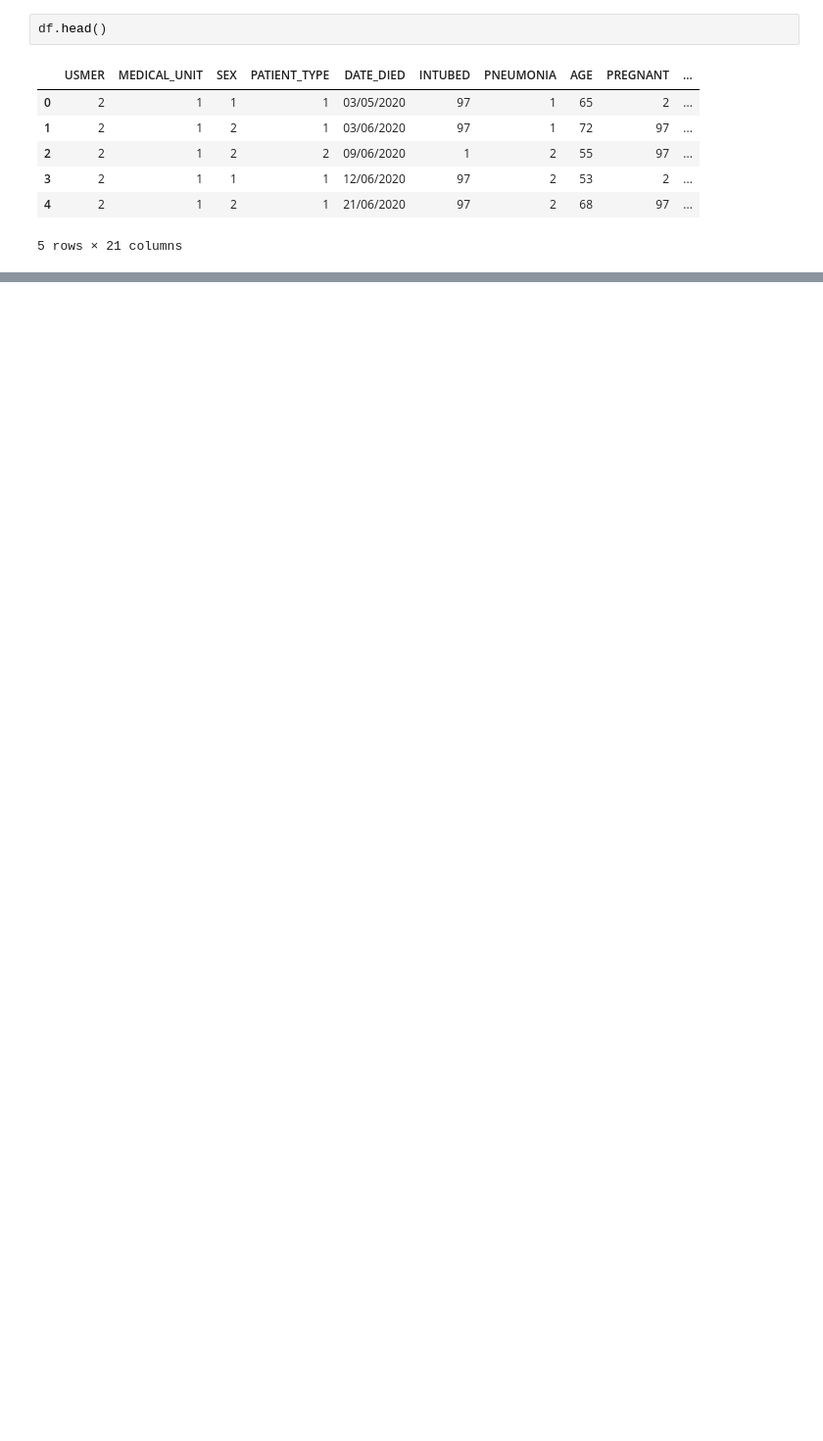
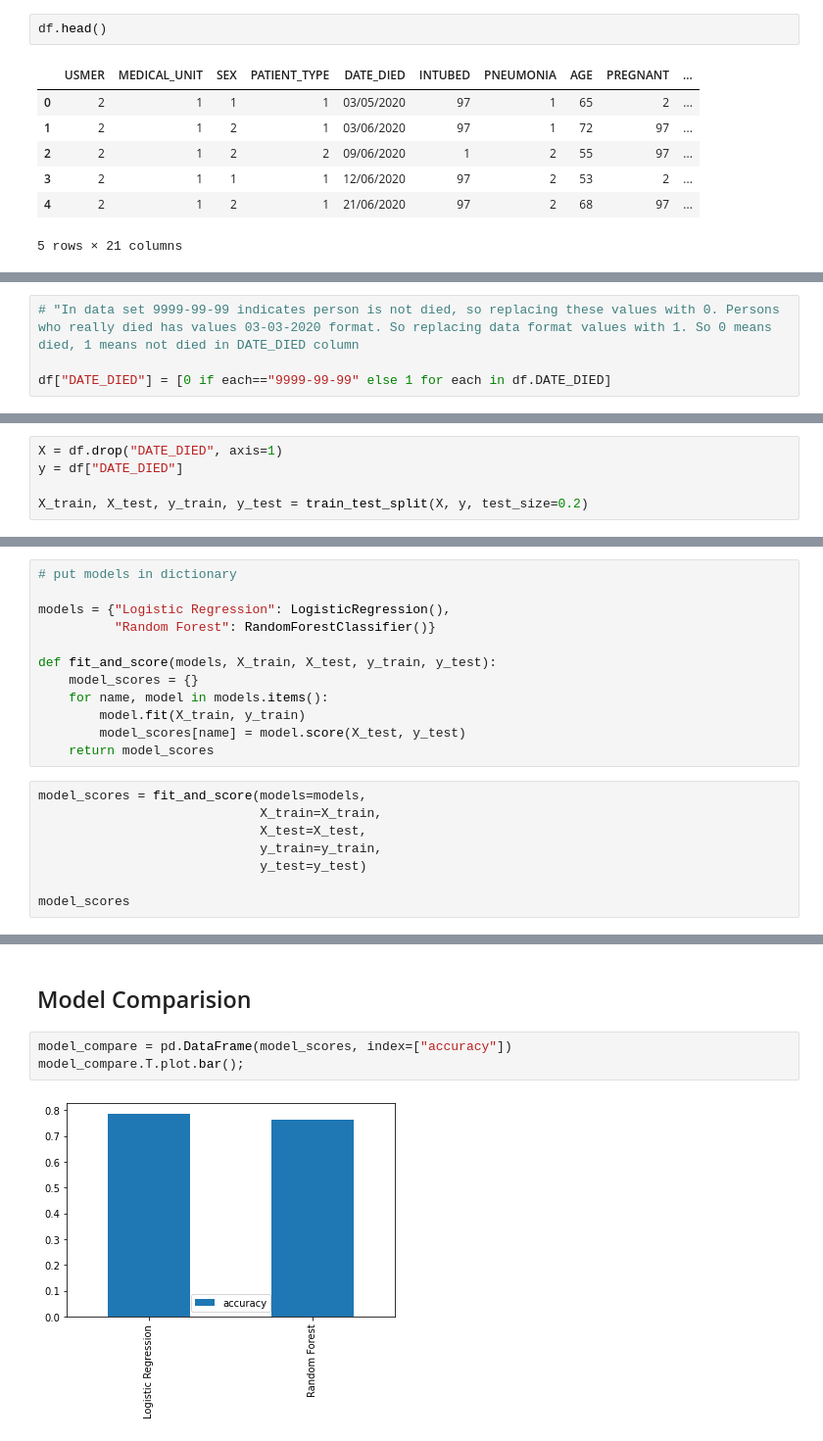
Before and after one commit to IISC-ICAIML-Porject/Covid-19-Mortality-Prediction, a Jupyter notebook: Covid_19_Mortality_prediction.ipynb, the cells around one changed output, grey strips where cells are left out. Shown: that part at 98% size. Drawn from its saved outputs; the diff is of its cells as text; blank space fills up the shorter version.

Commit message:
data preprocessing and testing data accuracy using different models

```diff
--- a/Covid_19_Mortality_prediction.ipynb
+++ b/Covid_19_Mortality_prediction.ipynb
@@ -59,0 +126,4 @@ degrees. 4 or higher means that the patient is not a carrier of covid or that th
+# %%
+# "In data set 9999-99-99 indicates person is not died, so replacing these values with 0. Persons who really died has values 03-03-2020 format. So replacing data format values with 1. So 0 means died, 1 means not died in DATE_DIED column
+
+df["DATE_DIED"] = [0 if each=="9999-99-99" else 1 for each in df.DATE_DIED]
@@ -59,0 +148,5 @@ degrees. 4 or higher means that the patient is not a carrier of covid or that th
+# %%
+X = df.drop("DATE_DIED", axis=1)
+y = df["DATE_DIED"]
+
+X_train, X_test, y_train, y_test = train_test_split(X, y, test_size=0.2)
@@ -59,0 +157,20 @@ degrees. 4 or higher means that the patient is not a carrier of covid or that th
+# %%
+# put models in dictionary
+
+models = {"Logistic Regression": LogisticRegression(),
+          "Random Forest": RandomForestClassifier()}
+
+def fit_and_score(models, X_train, X_test, y_train, y_test):
+    model_scores = {}
+    for name, model in models.items():
+        model.fit(X_train, y_train)
+        model_scores[name] = model.score(X_test, y_test)
+    return model_scores
+# %%
+model_scores = fit_and_score(models=models,
+                             X_train=X_train,
+                             X_test=X_test,
+                             y_train=y_train,
+                             y_test=y_test)
+
+model_scores
@@ -59,0 +186,7 @@ degrees. 4 or higher means that the patient is not a carrier of covid or that th
+# %% [markdown]
+## Model Comparision
+# %%
+model_compare = pd.DataFrame(model_scores, index=["accuracy"])
+model_compare.T.plot.bar();
+# %% [output]
+[figure, added]
```
Also changed, not shown: parts of 13 cells of this notebook.
